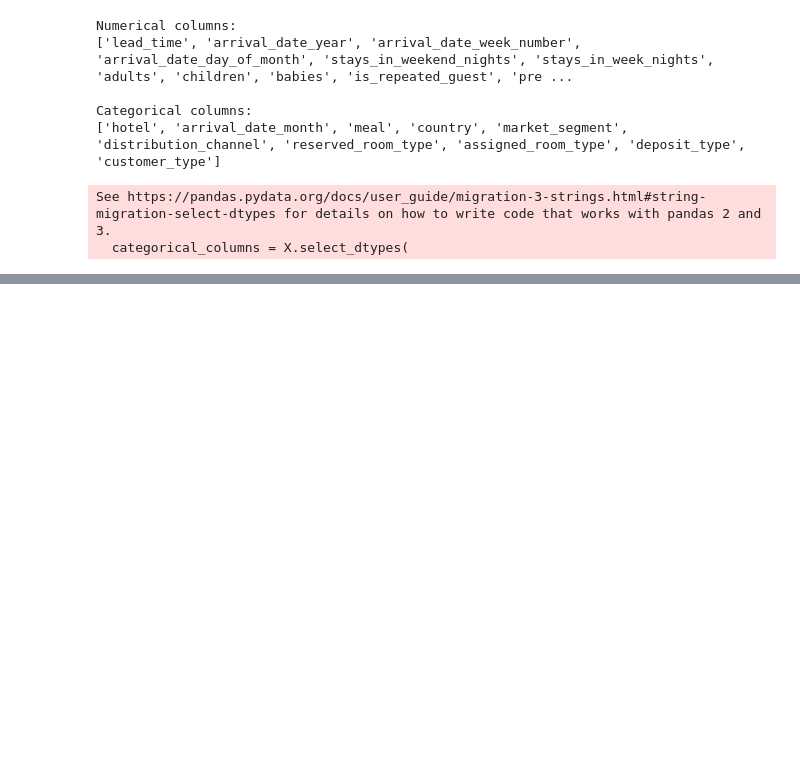
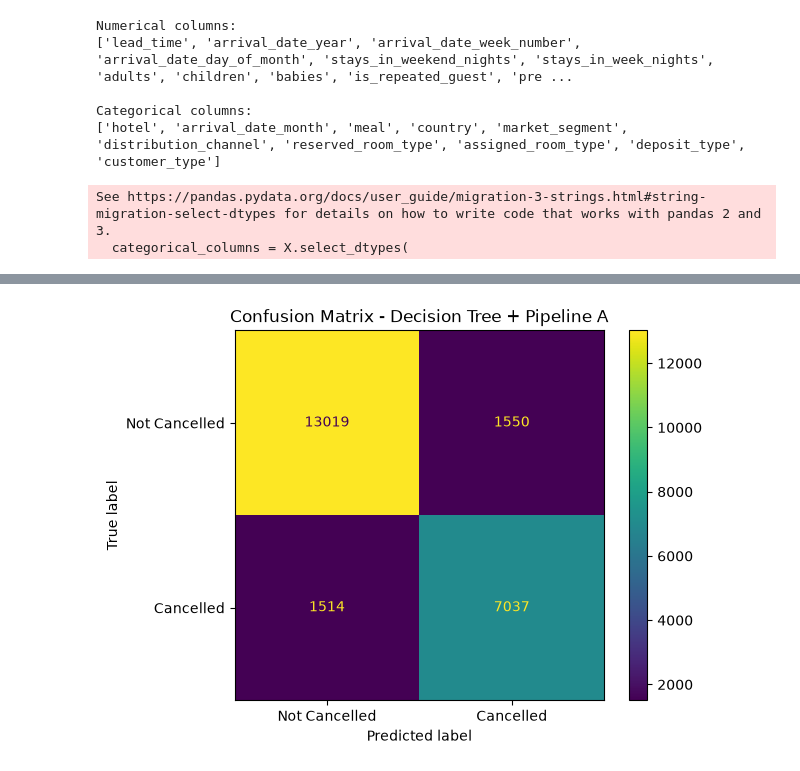
Before and after one commit to aaryaa30/202618036_AryaSuthar_DS605, a Jupyter notebook: 202618036_LAB03_DS605/202618036_LAB03_DS605.ipynb, the cells around one changed output, grey strips where cells are left out. Drawn from its saved outputs; the diff is of its cells as text; code cells hidden in the pictures; blank space fills up the shorter version.

```diff
--- a/202618036_LAB03_DS605/202618036_LAB03_DS605.ipynb
+++ b/202618036_LAB03_DS605/202618036_LAB03_DS605.ipynb
@@ -396,0 +544,12 @@ preprocessor_B = ColumnTransformer([
+# %%
+#best decision tree
+tree_results = results_df[
+    results_df["Model"].str.startswith("Decision Tree")
+]
+
+best_tree = tree_results.loc[
+    tree_results["F1-Score"].idxmax()
+]
+
+print("\nBest Decision Tree:")
+print(best_tree)
@@ -396,0 +587,20 @@ preprocessor_B = ColumnTransformer([
+# %%
+#confusion matrix- best decision tree
+best_tree_model_name = best_tree["Model"]
+best_tree_model = models[best_tree_model_name]
+
+y_pred_tree = best_tree_model.predict(X_test)
+
+cm_tree = confusion_matrix(y_test, y_pred_tree)
+
+disp = ConfusionMatrixDisplay(
+    confusion_matrix=cm_tree,
+    display_labels=["Not Cancelled", "Cancelled"]
+)
+
+disp.plot()
+plt.title(f"Confusion Matrix - {best_tree_model_name}")
+plt.savefig("confusion_matrix_decision_tree.png", bbox_inches="tight")
+plt.show()
+# %% [output]
+[figure, added]
```
Also changed, not shown: parts of 28 cells of this notebook, 4 other files.
